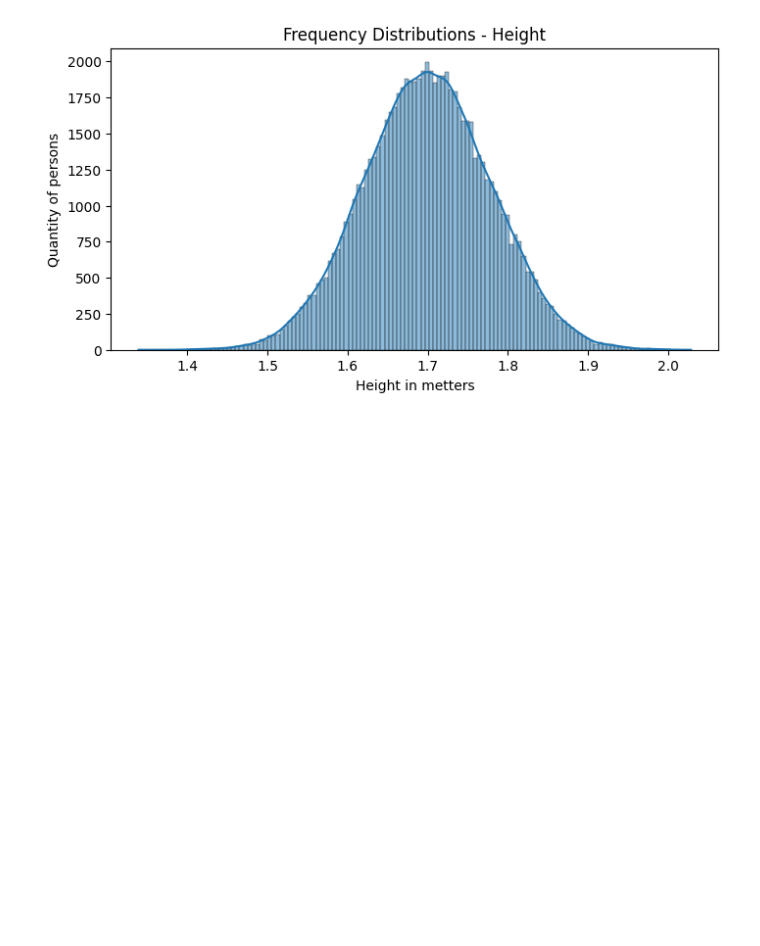
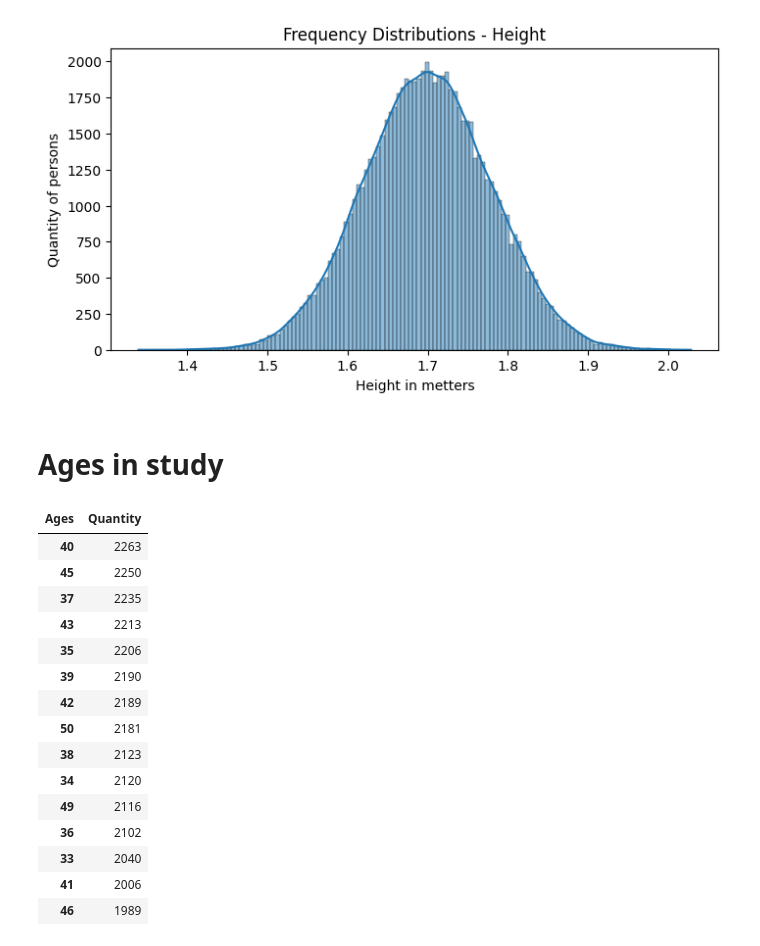
Before and after one commit to hernandemonteiro/host_national_search_2015, a Jupyter notebook: host_national_search_2015.ipynb, the cells around one changed output. Cells and saved outputs as stored; diff of their text form; code cells hidden in the pictures; blank space fills up the shorter version.

```diff
--- a/host_national_search_2015.ipynb
+++ b/host_national_search_2015.ipynb
@@ -308,3 +308,29 @@ ax
 # %% [output]
 <Axes: title={'center': 'Frequency Distributions - Height'}, xlabel='Height in metters', ylabel='Quantity of persons'>
 [figure]
+# %% [markdown]
+# Ages in study
+# %%
+ages = data.Idade.value_counts().head(15)
+ages = pd.DataFrame({
+    "Quantity": ages
+})
+ages.rename_axis("Ages", axis="columns", inplace=True)
+ages
+# %% [output]
+| Ages | Quantity |
+| 40 | 2263 |
+| 45 | 2250 |
+| 37 | 2235 |
+| 43 | 2213 |
+| 35 | 2206 |
+| 39 | 2190 |
+| 42 | 2189 |
+| 50 | 2181 |
+| 38 | 2123 |
+| 34 | 2120 |
+| 49 | 2116 |
+| 36 | 2102 |
+| 33 | 2040 |
+| 41 | 2006 |
+| 46 | 1989 |
```
Also changed, not shown: parts of 5 cells of this notebook.
